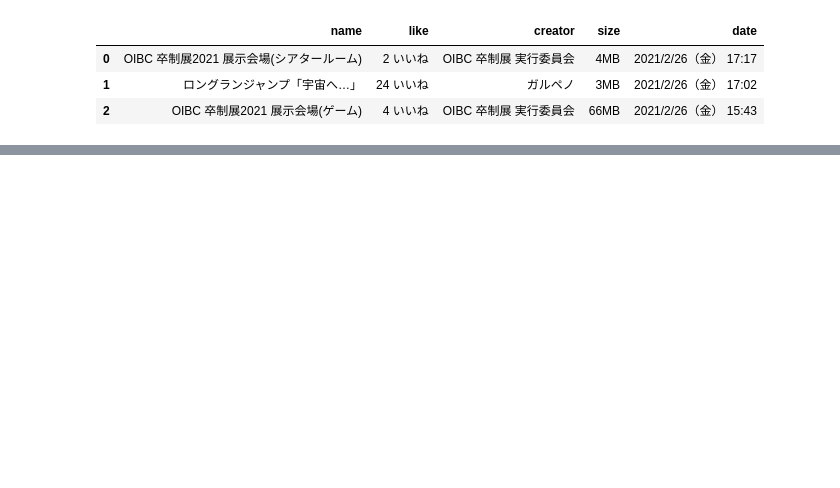
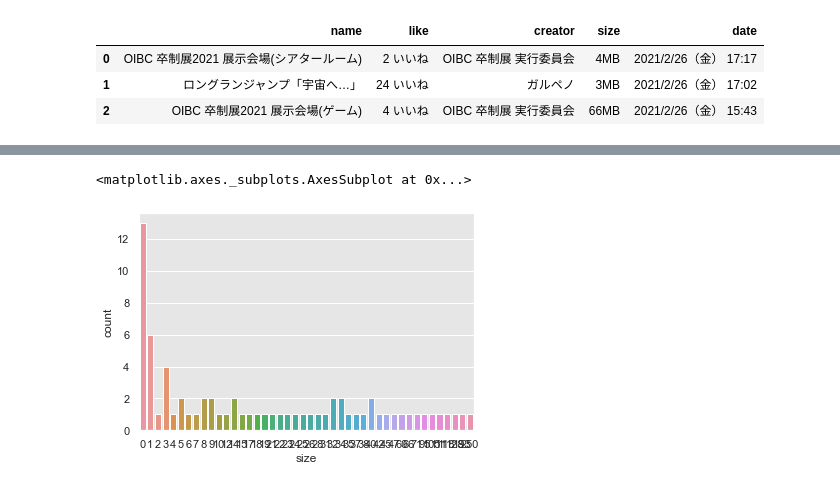
Before and after one commit to te260ku/cluster-scraping, a Jupyter notebook: cluster-scraping-analysis.ipynb, the cells around one changed output, grey strips where cells are left out. Cells and saved outputs as stored; diff of their text form; code cells hidden in the pictures; blank space fills up the shorter version.

```diff
--- a/cluster-scraping-analysis.ipynb
+++ b/cluster-scraping-analysis.ipynb
@@ -18,3 +19,10 @@ df[:3]
 | 0 | OIBC 卒制展2021 展示会場(シアタールーム) | 2 いいね | OIBC 卒制展 実行委員会 | 4MB | 2021/2/26（金） 17:17 |
 | 1 | ロングランジャンプ「宇宙へ…」 | 24 いいね | ガルペノ | 3MB | 2021/2/26（金） 17:02 |
 | 2 | OIBC 卒制展2021 展示会場(ゲーム) | 4 いいね | OIBC 卒制展 実行委員会 | 66MB | 2021/2/26（金） 15:43 |
+# %%
+df['like'] = df['like'].str.split(' ', expand=True)
+df['like'] = df['like'].astype(int)
+df['size'] = df['size'].str[:-2]
+df['size'] = df['size'].astype(int)
+df['date'] = df['date'].str.split('（', expand=True)
+df['date'] = pd.to_datetime(df['date'], format='%Y/%m/%d')
@@ -20,0 +41,5 @@ df[:3]
+# %%
+sns.countplot(x=df['size'])
+# %% [output]
+<matplotlib.axes._subplots.AxesSubplot at 0x...>
+[figure, added]
```
Also changed, not shown: parts of 3 cells of this notebook.
